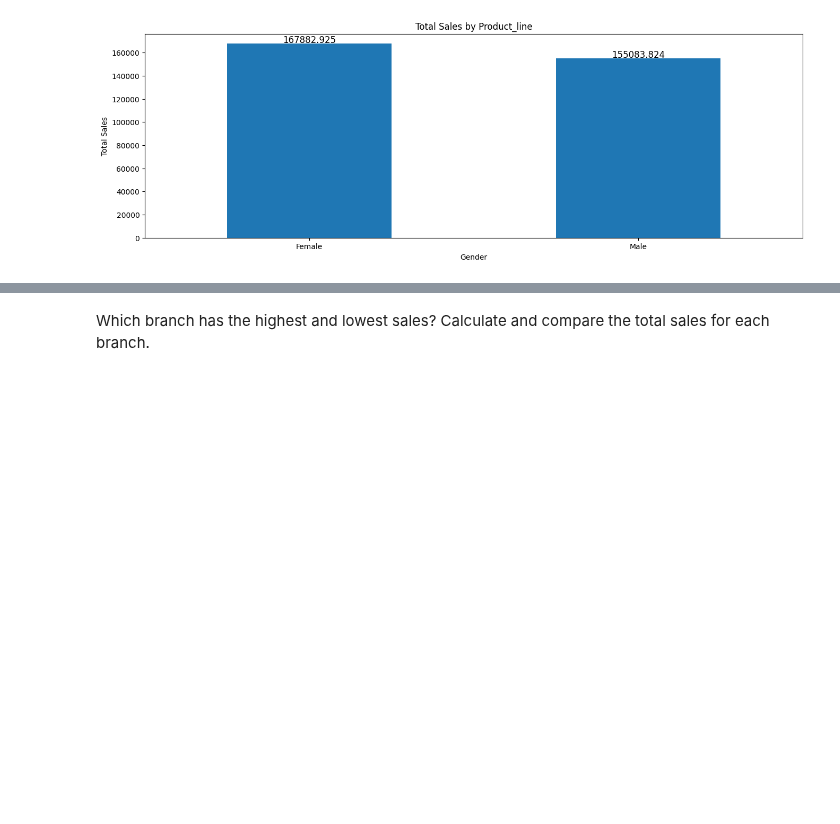
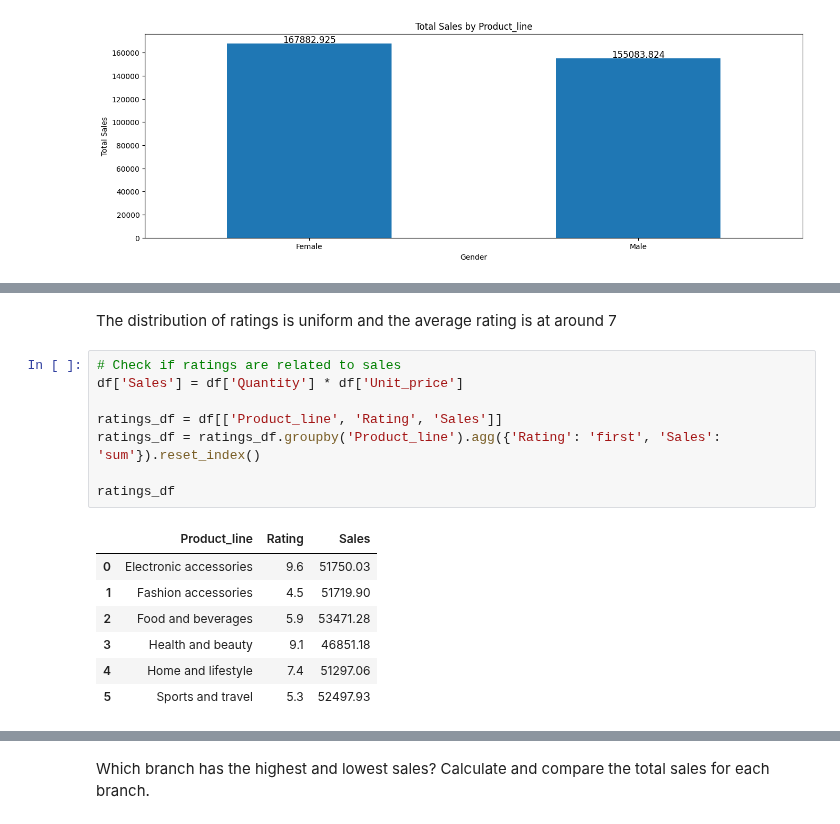
Before and after one commit to AnnahMasunga/team_tulip, a Jupyter notebook: Solution.ipynb, the cells around one changed output, grey strips where cells are left out. Drawn from its saved outputs; the diff is of its cells as text; blank space fills up the shorter version.

```diff
--- a/Solution.ipynb
+++ b/Solution.ipynb
@@ -354,0 +372,18 @@ plt.show()
+# %% [markdown]
+The distribution of ratings is uniform and the average rating is at around 7
+# %%
+# Check if ratings are related to sales
+df['Sales'] = df['Quantity'] * df['Unit_price']
+
+ratings_df = df[['Product_line', 'Rating', 'Sales']]
+ratings_df = ratings_df.groupby('Product_line').agg({'Rating': 'first', 'Sales': 'sum'}).reset_index()
+
+ratings_df
+# %% [output]
+|  | Product_line | Rating | Sales |
+| 0 | Electronic accessories | 9.6 | 51750.03 |
+| 1 | Fashion accessories | 4.5 | 51719.90 |
+| 2 | Food and beverages | 5.9 | 53471.28 |
+| 3 | Health and beauty | 9.1 | 46851.18 |
+| 4 | Home and lifestyle | 7.4 | 51297.06 |
+| 5 | Sports and travel | 5.3 | 52497.93 |
```
Also changed, not shown: parts of 6 cells of this notebook.
